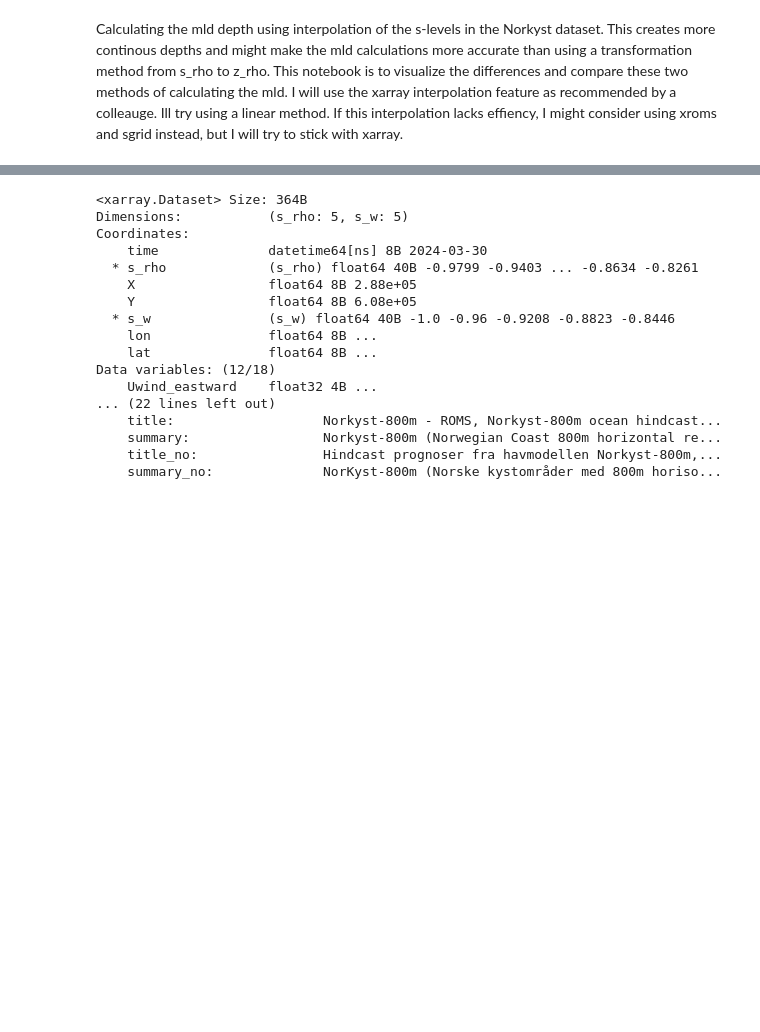
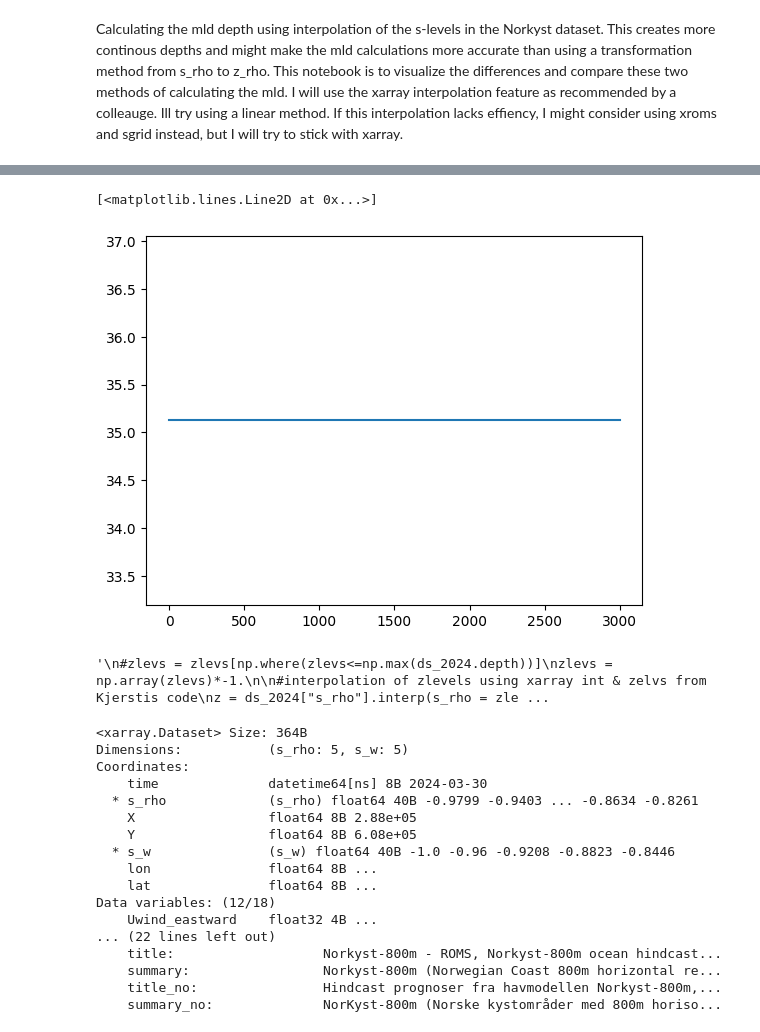
Before and after one commit to metno/ocean-ai, a Jupyter notebook: plot/mld_interpolated.ipynb, the cells around one changed output, grey strips where cells are left out. Saved outputs shown, nothing was run; the diff lists cells and outputs as text; code cells hidden in the pictures; blank space fills up the shorter version.

```diff
--- a/plot/mld_interpolated.ipynb
+++ b/plot/mld_interpolated.ipynb
@@ -10,7 +34,4 @@ import numpy as np
 # %%
-#example area
-ds_2024 = xr.open_dataset(f'/lustre/storeB/project/fou/hi/foccus/datasets/symlinks/norkystv3-hindcast/2024/norkyst800-20240330.nc').isel( time = 0, X = 360, Y = 760)
-
 # Depths to interpolate to
 zlevs = np.arange(0,51,1)
 zlevs = np.insert(zlevs,len(zlevs),values=np.arange(52,102,2), axis =0)
@@ -18,16 +39,15 @@ zlevs = np.insert(zlevs,len(zlevs),values=np.arange(105,305,5), axis =0)
 zlevs = np.insert(zlevs,len(zlevs),values=np.arange(520,1020,20), axis =0)
 zlevs = np.insert(zlevs,len(zlevs),values=np.arange(1050,3050,50), axis =0)
 
-#interpolation of zlevels from Kjerstis code
-z = ds_2024.interp(s_rho = zlevs, method = "linear").to_dataarray()
-z_i = z["s_rho"].values
-print(z_i.shape)
+temp = ds_2024.temperature
+salinity = ds_2024.salinity
+s_rho = ds_2024.s_rho
 
-temp_i = ds_2024.interp(s_rho = zlevs, method = "linear").to_dataarray()
-salinity_i = ds_2024.interp(s_rho = zlevs, method = "linear").to_dataarray()
 
-temp_i = temp_i["s_rho"]
-salinity_i = salinity_i["s_rho"]
-print(temp_i.shape)
-print(salinity_i.shape)
+f = interp1d(s_rho, temp, bounds_error=False, fill_value='extrapolate', kind = 'linear') #guessing unknown values
+temp_int = f(zlevs)
+print(temp_int)
+f_s = interp1d(s_rho, salinity, bounds_error=False, fill_value='extrapolate', kind = 'linear') #guessing unknown values
+salinity_int = f_s(zlevs)
+#f_d = interp1d(s_rho, ds_2024.s_w, bounds_error=False, fill_value='extrapolate', kind = 'linear')
 # %% [output]
@@ -37,3 +71,34 @@ print(salinity_i.shape)
+# %%
+plt.plot(zlevs, salinity_int)
+# %% [output]
+[<matplotlib.lines.Line2D at 0x...>]
+[figure, added]
+# %%
+"""
+#zlevs = zlevs[np.where(zlevs<=np.max(ds_2024.depth))]
+zlevs = np.array(zlevs)*-1.
+
+#interpolation of zlevels using xarray int & zelvs from Kjerstis code
+z = ds_2024["s_rho"].interp(s_rho = zlevs, method = "linear")
+z_i = z["s_rho"].values
+#print(z_i.shape)
+#print(z_i)
+
+temp_i = ds_2024["temperature"].interp(s_rho = zlevs, ds_2024.temperature, method = "linear")
+salinity_i = ds_2024["salinity"].interp(s_rho = zlevs, method = "linear")
+
+temp_i = temp_i["s_rho"].values
+salinity_i = salinity_i["s_rho"].values
+
+if np.all(temp_i) != np.all(salinity_i):
+    print(f'Salinity and temp are not the same values')
+else:
+    print(f'They are the same')
+
+print(f"Original temp values: {ds_2024.temperature.values} and new temp values: {temp_i}")
+"""
+# %% [output]
+'\n#zlevs = zlevs[np.where(zlevs<=np.max(ds_2024.depth))]\nzlevs = np.array(zlevs)*-1.\n\n#interpolation of zlevels using xarray int & zelvs from Kjerstis code\nz = ds_2024["s_rho"].interp(s_rho = zle ...
 # %%
 ds_2024.head()
 # %% [output]
```
Also changed, not shown: parts of 6 cells of this notebook.
